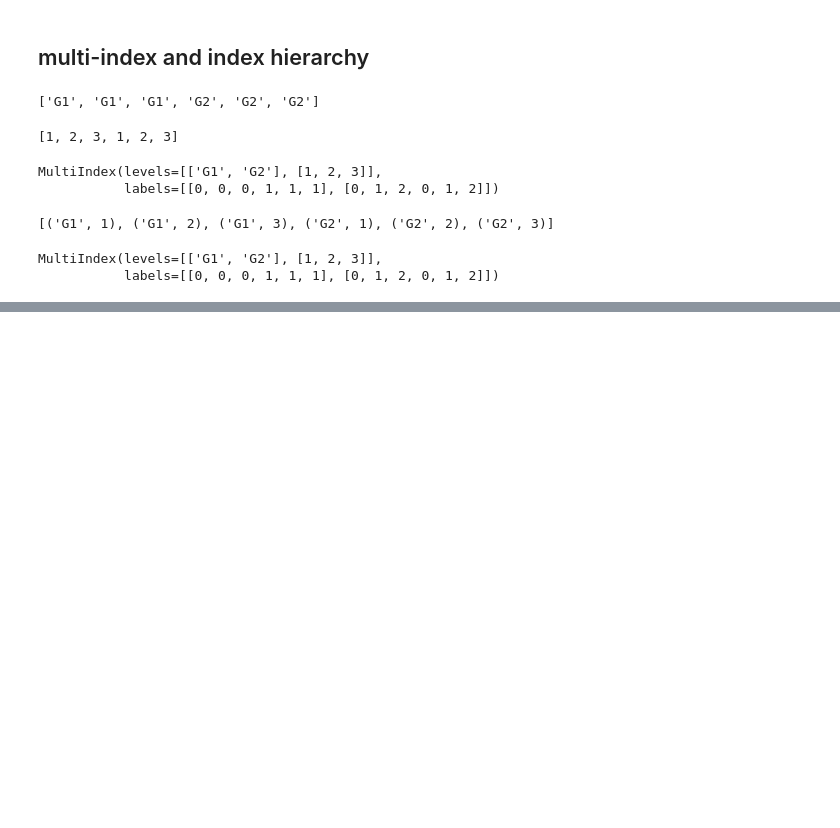
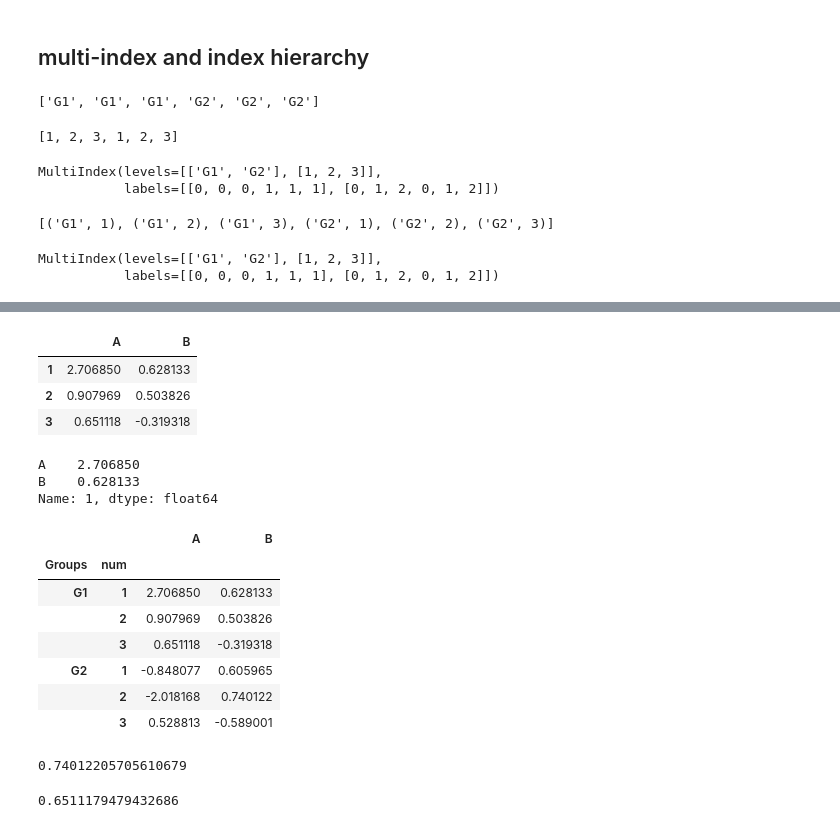
Before and after one commit to rishindrareddy/python-data-science, a Jupyter notebook: pandas/pandas-dataFrame.ipynb, the cells around one changed output, grey strips where cells are left out. Saved outputs shown, nothing was run; the diff lists cells and outputs as text; code cells hidden in the pictures; blank space fills up the shorter version.

Commit message:
more data frames pandas

```diff
--- a/pandas/pandas-dataFrame.ipynb
+++ b/pandas/pandas-dataFrame.ipynb
@@ -308,4 +316,4 @@ pd.MultiIndex.from_tuples(hier_index)
 MultiIndex(levels=[['G1', 'G2'], [1, 2, 3]],
            labels=[[0, 0, 0, 1, 1, 1], [0, 1, 2, 0, 1, 2]])
 # %%
-df = pd.DataFrame(randn.randn(6,2),hier_index['A','B'])
+df = pd.DataFrame(randn.randn(6,2),hier_index,['A','B'])
@@ -313,0 +330,35 @@ IndexError: only integers, slices (`:`), ellipsis (`...`), numpy.newaxis (`None`
+# %%
+df.loc['G1']
+# %% [output]
+|  | A | B |
+| 1 | 2.706850 | 0.628133 |
+| 2 | 0.907969 | 0.503826 |
+| 3 | 0.651118 | -0.319318 |
+# %%
+df.loc['G1'].loc[1]
+# %% [output]
+A    2.706850
+B    0.628133
+Name: 1, dtype: float64
+# %%
+df.index.names = ['Groups','num']
+#changes the names of the indexes
+# %%
+df
+# %% [output]
+|  |  | A | B |
+| Groups | num |  |  |
+| G1 | 1 | 2.706850 | 0.628133 |
+|  | 2 | 0.907969 | 0.503826 |
+|  | 3 | 0.651118 | -0.319318 |
+| G2 | 1 | -0.848077 | 0.605965 |
+|  | 2 | -2.018168 | 0.740122 |
+|  | 3 | 0.528813 | -0.589001 |
+# %%
+df.loc['G2'].loc[2]['B']
+# %% [output]
+0.74012205705610679
+# %%
+df.loc['G1'].loc[3]['A']
+# %% [output]
+0.6511179479432686
```
Also changed, not shown: parts of 6 cells of this notebook.
